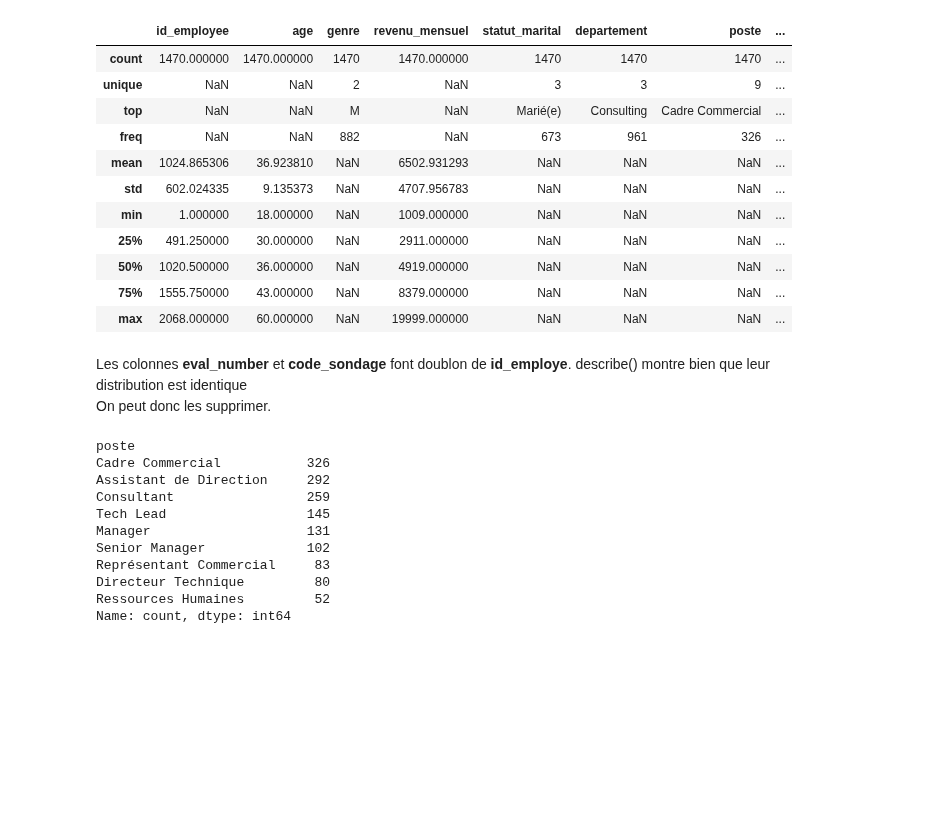
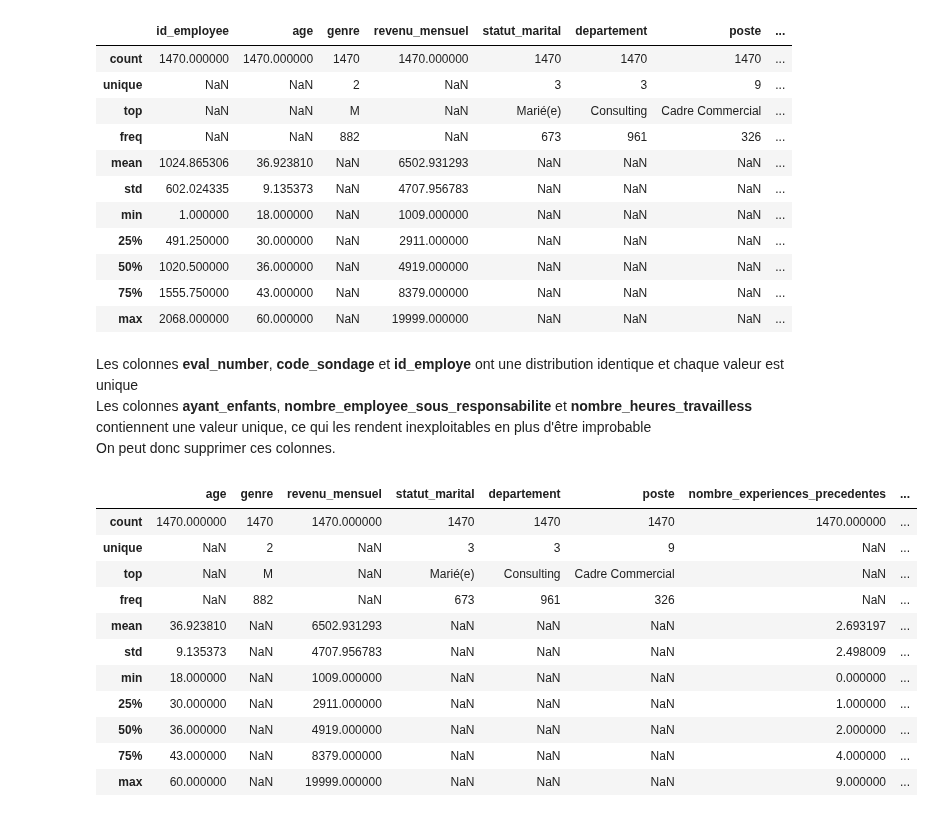
Before and after one commit to alxvnt/Projet4_AI, a Jupyter notebook: notebooks/Analyse_exploratoire.ipynb, the cells around one changed output. Cells and saved outputs as stored; diff of their text form; code cells hidden in the pictures; blank space fills up the shorter version.

```diff
--- a/notebooks/Analyse_exploratoire.ipynb
+++ b/notebooks/Analyse_exploratoire.ipynb
@@ -174,5 +157,5 @@ df.describe(include='all')
 | 75% | 1555.750000 | 43.000000 | NaN | 8379.000000 | NaN | NaN | NaN | ... |
 | max | 2068.000000 | 60.000000 | NaN | 19999.000000 | NaN | NaN | NaN | ... |
 # %% [markdown]
-Les colonnes **eval_number** et **code_sondage** font doublon de **id_employe**. describe() montre bien que leur distribution est identique <br> On peut donc les supprimer.
+Les colonnes **eval_number**, **code_sondage** et **id_employe** ont une distribution identique et chaque valeur est unique <br> Les colonnes **ayant_enfants**, **nombre_employee_sous_responsabilite** et **nombre_heures_travailless**  contiennent une valeur unique, ce qui les rendent inexploitables en plus d'être improbable<br>On peut donc supprimer ces colonnes.
 # %%
@@ -180,14 +163,15 @@ df = df.drop(["eval_number", "code_sondage"], axis=1)
-# %%
-df["poste"].value_counts()
-# %% [output]
-poste
-Cadre Commercial           326
-Assistant de Direction     292
-Consultant                 259
-Tech Lead                  145
-Manager                    131
-Senior Manager             102
-Représentant Commercial     83
-Directeur Technique         80
-Ressources Humaines         52
-Name: count, dtype: int64
+# %%
+df.describe(include='all')
+# %% [output]
+|  | age | genre | revenu_mensuel | statut_marital | departement | poste | nombre_experiences_precedentes | ... |
+| count | 1470.000000 | 1470 | 1470.000000 | 1470 | 1470 | 1470 | 1470.000000 | ... |
+| unique | NaN | 2 | NaN | 3 | 3 | 9 | NaN | ... |
+| top | NaN | M | NaN | Marié(e) | Consulting | Cadre Commercial | NaN | ... |
+| freq | NaN | 882 | NaN | 673 | 961 | 326 | NaN | ... |
+| mean | 36.923810 | NaN | 6502.931293 | NaN | NaN | NaN | 2.693197 | ... |
+| std | 9.135373 | NaN | 4707.956783 | NaN | NaN | NaN | 2.498009 | ... |
+| min | 18.000000 | NaN | 1009.000000 | NaN | NaN | NaN | 0.000000 | ... |
+| 25% | 30.000000 | NaN | 2911.000000 | NaN | NaN | NaN | 1.000000 | ... |
+| 50% | 36.000000 | NaN | 4919.000000 | NaN | NaN | NaN | 2.000000 | ... |
+| 75% | 43.000000 | NaN | 8379.000000 | NaN | NaN | NaN | 4.000000 | ... |
+| max | 60.000000 | NaN | 19999.000000 | NaN | NaN | NaN | 9.000000 | ... |
```
Also changed, not shown: parts of 8 cells of this notebook, 2 other files.
